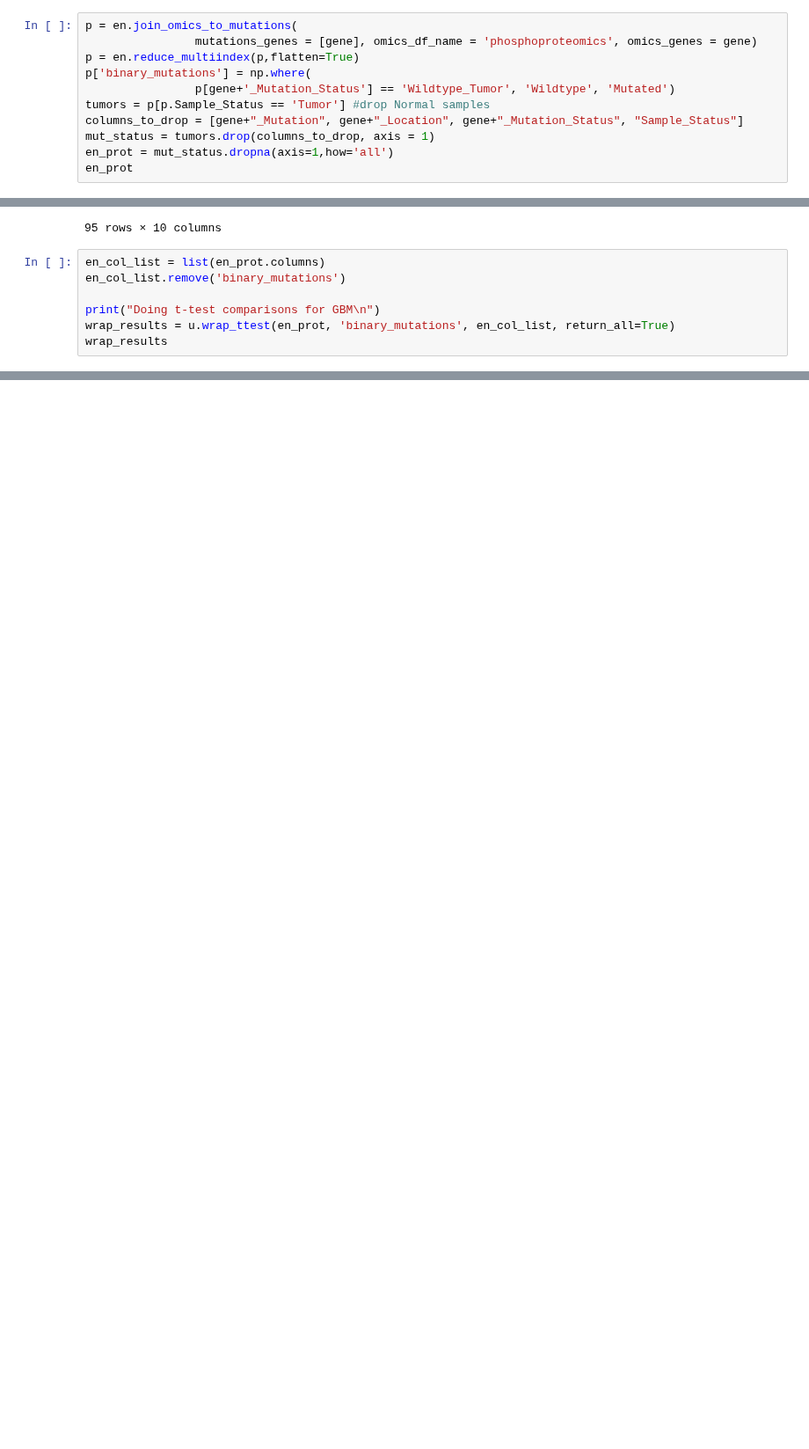
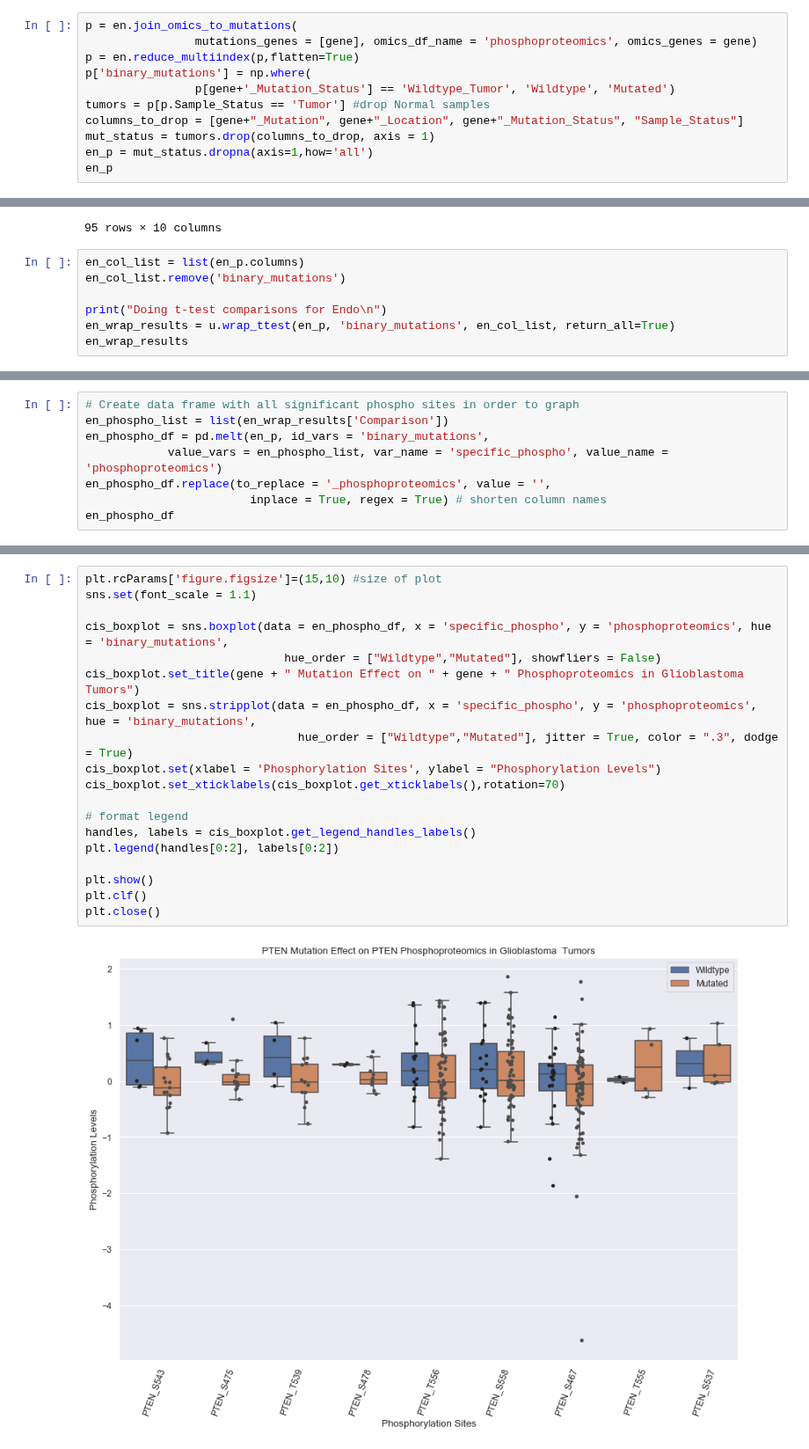
Before and after one commit to PayneLab/WhenMutationsDontMatter, a Jupyter notebook: PTEN context dependant story/Phosphoproteomics PTEN.ipynb, the cells around one changed output, grey strips where cells are left out. Shown at 88% size. Cells and saved outputs as stored; diff of their text form; blank space fills up the shorter version.

```diff
--- a/PTEN context dependant story/Phosphoproteomics PTEN.ipynb
+++ b/PTEN context dependant story/Phosphoproteomics PTEN.ipynb
@@ -112,8 +114,8 @@ p['binary_mutations'] = np.where(
 tumors = p[p.Sample_Status == 'Tumor'] #drop Normal samples
 columns_to_drop = [gene+"_Mutation", gene+"_Location", gene+"_Mutation_Status", "Sample_Status"]
 mut_status = tumors.drop(columns_to_drop, axis = 1)
-en_prot = mut_status.dropna(axis=1,how='all')
-en_prot
+en_p = mut_status.dropna(axis=1,how='all')
+en_p
 # %% [output]
 cptac warning: In joining the somatic_mutation table, no mutations were found for the following samples, so they were filled with Wildtype_Tumor or Wildtype_Normal: 69 samples for the PTEN gene (C:\Us ...
 | Name | PTEN_phosphoproteomics_S467 | PTEN_phosphoproteomics_S475 | PTEN_phosphoproteomics_S478 | PTEN_phosphoproteomics_S537 | ... |
@@ -131,10 +133,10 @@ cptac warning: In joining the somatic_mutation table, no mutations were found fo
 | S103 | 0.5840 | NaN | NaN | NaN | ... |
 95 rows × 10 columns
 # %%
-en_col_list = list(en_prot.columns)
+en_col_list = list(en_p.columns)
 en_col_list.remove('binary_mutations')
 
-print("Doing t-test comparisons for GBM\n")
-wrap_results = u.wrap_ttest(en_prot, 'binary_mutations', en_col_list, return_all=True)
-wrap_results
+print("Doing t-test comparisons for Endo\n")
+en_wrap_results = u.wrap_ttest(en_p, 'binary_mutations', en_col_list, return_all=True)
+en_wrap_results
 # %% [output]
@@ -151,3 +153,11 @@ No significant comparisons.
 | 6 | PTEN_phosphoproteomics_S467 | 0.548267 |
 | 7 | PTEN_phosphoproteomics_T555 | 0.584056 |
 | 8 | PTEN_phosphoproteomics_S537 | 0.955896 |
+# %%
+# Create data frame with all significant phospho sites in order to graph
+en_phospho_list = list(en_wrap_results['Comparison'])
+en_phospho_df = pd.melt(en_p, id_vars = 'binary_mutations',
+            value_vars = en_phospho_list, var_name = 'specific_phospho', value_name = 'phosphoproteomics')
+en_phospho_df.replace(to_replace = '_phosphoproteomics', value = '',
+                        inplace = True, regex = True) # shorten column names
+en_phospho_df
@@ -153,0 +178,21 @@ No significant comparisons.
+# %%
+plt.rcParams['figure.figsize']=(15,10) #size of plot
+sns.set(font_scale = 1.1)
+
+cis_boxplot = sns.boxplot(data = en_phospho_df, x = 'specific_phospho', y = 'phosphoproteomics', hue = 'binary_mutations',
+                             hue_order = ["Wildtype","Mutated"], showfliers = False)
+cis_boxplot.set_title(gene + " Mutation Effect on " + gene + " Phosphoproteomics in Glioblastoma  Tumors")
+cis_boxplot = sns.stripplot(data = en_phospho_df, x = 'specific_phospho', y = 'phosphoproteomics', hue = 'binary_mutations',
+                               hue_order = ["Wildtype","Mutated"], jitter = True, color = ".3", dodge = True)
+cis_boxplot.set(xlabel = 'Phosphorylation Sites', ylabel = "Phosphorylation Levels")
+cis_boxplot.set_xticklabels(cis_boxplot.get_xticklabels(),rotation=70)
+
+# format legend
+handles, labels = cis_boxplot.get_legend_handles_labels()
+plt.legend(handles[0:2], labels[0:2])
+
+plt.show()
+plt.clf()
+plt.close()
+# %% [output]
+[figure, added]
```
Also changed, not shown: parts of 8 cells of this notebook, 1 other file.
